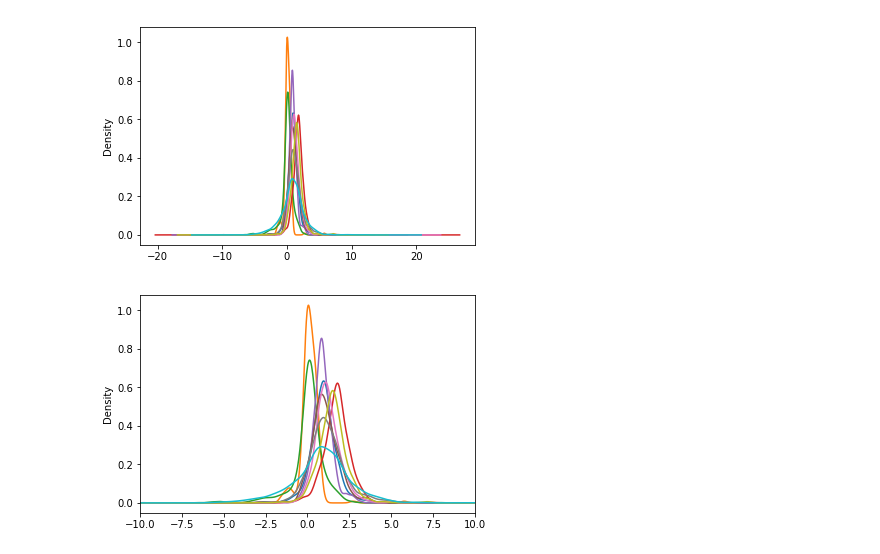
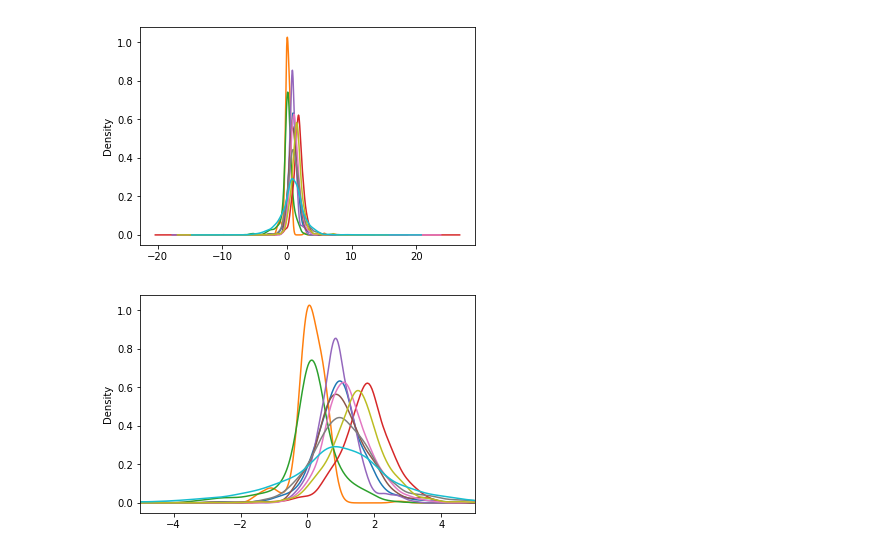
Before and after one commit to vincentqb/beta-computation, a Jupyter notebook: Exploration.ipynb, the cells around one changed output. Saved outputs shown, nothing was run; the diff lists cells and outputs as text; code cells hidden in the pictures.

```diff
--- a/Exploration.ipynb
+++ b/Exploration.ipynb
@@ -11,14 +11,15 @@ reload(Betas)
 # %% [markdown]
 # Compute betas
 # %%
+%time
+
 start_date = "2013-10-01"
 end_date = "2018-10-01"
 
 n_stocks = 10
 ref_name = "SPY"
 
-df = DataProvider.get_random_securities(n_stocks, start_date, end_date)
-df_ref = DataProvider.get_securities(ref_name, start_date, end_date)
-
-df = Betas.attach_return(df, "symbol")
-df_ref = Betas.attach_return(df_ref, "symbol")
+# We take a random set of stocks
+# TODO Ensure there's a certain proportion of small/medium/large stocks
+data = DataProvider.get_random_securities(n_stocks, start_date, end_date)
+data_ref = DataProvider.get_securities(ref_name, start_date, end_date)
@@ -25,4 +41,7 @@ df_ref = Betas.attach_return(df_ref, "symbol")
 # %%
+df = Betas.attach_return(data, "symbol")
+df_ref = Betas.attach_return(data_ref, "symbol")
+
 df0 = df.reset_index().merge(
     df_ref.reset_index().drop("symbol", axis=1),
     on="date",
@@ -86,7 +114,7 @@ p = df.reset_index("symbol").groupby("symbol")["beta"].plot(kind="density")
 # %% [output]
 [figure]
 # %%
-threshold = 10
+threshold = 5
 p = df.reset_index("symbol").groupby("symbol")["beta"].plot(kind="density", xlim=(-threshold, threshold))
 # %% [output]
-[figure, old version]
+[figure, new version]
```
Also changed, not shown: parts of 2 cells of this notebook.
